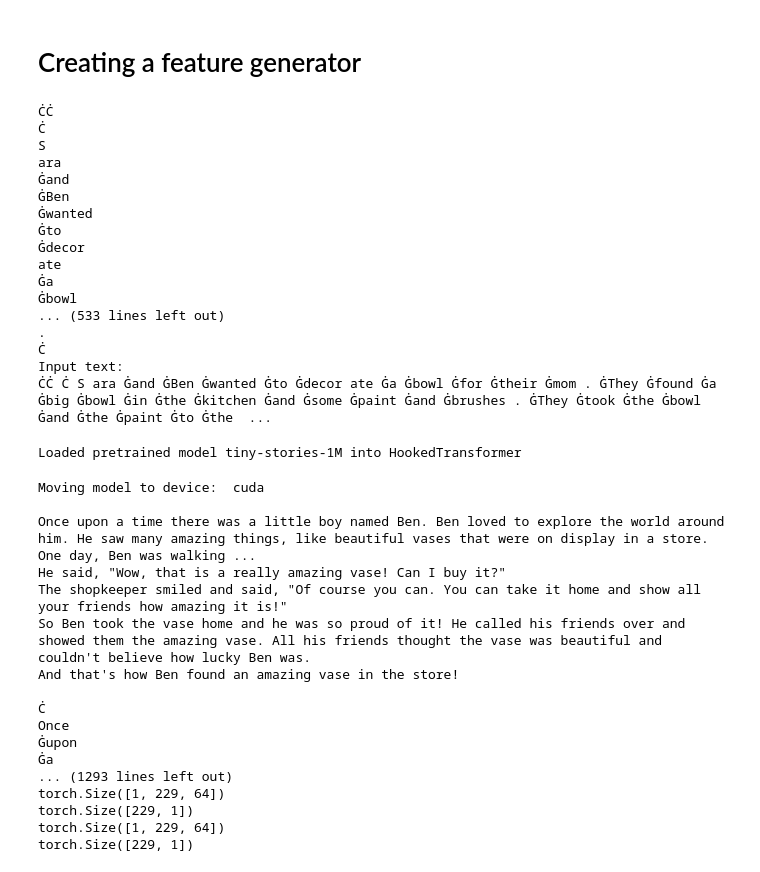
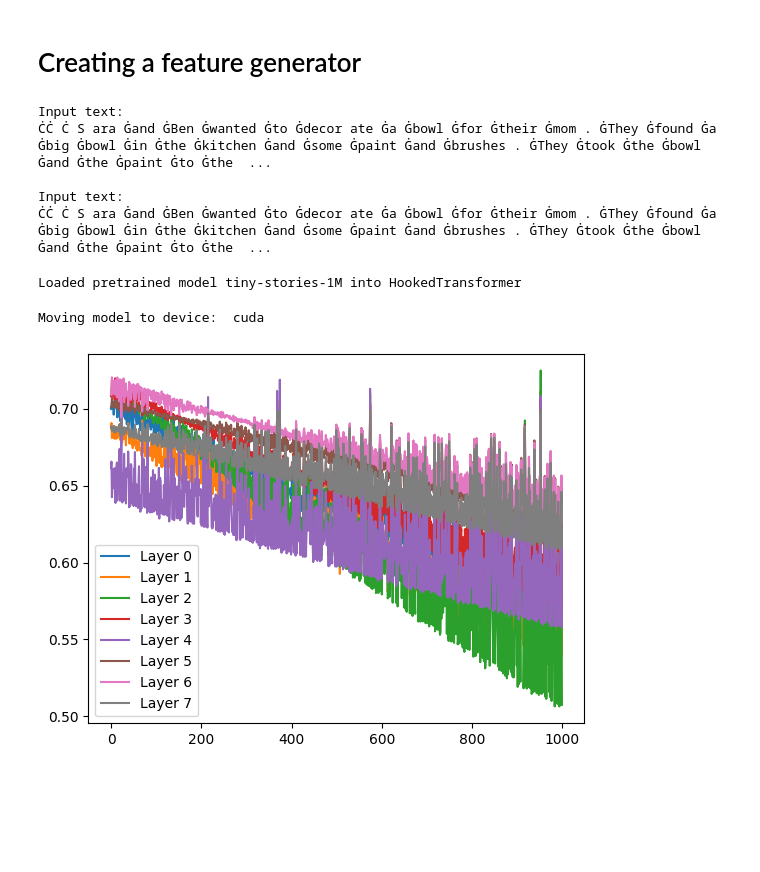
Before and after one commit to edizucar/adversarially-training-transformers, a Jupyter notebook: notebooks/quotations-in-gpt2-tokenizer.ipynb, the cells around one changed output. Drawn from its saved outputs; the diff is of its cells as text; code cells hidden in the pictures; blank space fills up the shorter version.

Commit message:
wip probes

```diff
--- a/notebooks/quotations-in-gpt2-tokenizer.ipynb
+++ b/notebooks/quotations-in-gpt2-tokenizer.ipynb
@@ -168,7 +168,6 @@ def in_quotes_feature(
     is_qmark: bool = False
 
     for token in tokens:
-        print(token)
         if '"' in token:
             is_qmark = True
             inside_quote = not inside_quote
@@ -208,23 +207,11 @@ def display_results(text: str, tokenizer: PreTrainedTokenizer, feature_extractor
 display_results(TEXT_DATA[8], TOKENIZER, in_quotes_no_qmark_feature)
 display_results(TEXT_DATA[8], TOKENIZER, in_quotes_with_qmark_feature)
 # %% [output]
-ĊĊ
-Ċ
-S
-ara
-Ġand
-ĠBen
-Ġwanted
-Ġto
-Ġdecor
-ate
-Ġa
-Ġbowl
-... (533 lines left out)
-.
-Ċ
 Input text:
 ĊĊ Ċ S ara Ġand ĠBen Ġwanted Ġto Ġdecor ate Ġa Ġbowl Ġfor Ġtheir Ġmom . ĠThey Ġfound Ġa Ġbig Ġbowl Ġin Ġthe Ġkitchen Ġand Ġsome Ġpaint Ġand Ġbrushes . ĠThey Ġtook Ġthe Ġbowl Ġand Ġthe Ġpaint Ġto Ġthe  ...
+
+Input text:
+ĊĊ Ċ S ara Ġand ĠBen Ġwanted Ġto Ġdecor ate Ġa Ġbowl Ġfor Ġtheir Ġmom . ĠThey Ġfound Ġa Ġbig Ġbowl Ġin Ġthe Ġkitchen Ġand Ġsome Ġpaint Ġand Ġbrushes . ĠThey Ġtook Ġthe Ġbowl Ġand Ġthe Ġpaint Ġto Ġthe  ...
 # %%
 MODEL: HookedTransformer = HookedTransformer.from_pretrained("tiny-stories-1M")
 # %% [output]
@@ -253,6 +242,7 @@ def train(
 ) -> HookedTransformer:
 
 	if batch_size != 1:
+		# TODO: pls implement batching
 		raise NotImplementedError("batch_size > 1 not supported yet")
 
 	# set up model
@@ -268,55 +258,67 @@ def train(
 	]
 	for probe in probes:
 		probe.to(device)
+	optimizers: list[torch.optim.Optimizer] = [
+		torch.optim.Adam(probe.parameters(), lr=1e-4)
+		for probe in probes
+	]
+	probe_losses: list[list[float]] = [[] for _ in range(n_layers)]
 
 	# training loop
-	for text in dataset:
-		print(unicode_to_ascii(text))
+	for idx, text in tqdm(enumerate(dataset), total=len(dataset)):
+		# print(unicode_to_ascii(text))
 		# get data
 		data: BinaryFeatureExtractorOutput = probe_fn(text, TOKENIZER)
 
-		print(data)
+		# print(data)
 
 		# forward pass, get residuals
 		logits, cache = model.run_with_cache(data.input_ids)
 
-		print(condense_tensor_dict(cache, return_format="yaml"))
+		# print(condense_tensor_dict(cache, return_format="yaml"))
 
 		residuals: list[torch.Tensor] = [
 			cache[f"blocks.{i}.hook_resid_pre"]
 			for i in range(n_layers)
 		]
 
 		# train each probe
 		for i, probe in enumerate(probes):
 
-			print(residuals[i].shape)
+			# print(residuals[i][0].shape)
 			probe_input = residuals[i][0]
-			probe_output = probe(probe_input)
-			print(probe_output.shape)
+			probe_output = probe(probe_input)[:, 0]
+			# print(probe_output.shape)
+
+			# compute cross_entropy loss
+			loss = torch.nn.functional.binary_cross_entropy_with_logits(
+				probe_output,
+				data.features.float().to(device)
+			)
+
+			# backprop
+			optimizers[i].zero_grad()
+			loss.backward()
+			optimizers[i].step()
+
+			# record loss
+			probe_losses[i].append(loss.item())
+
+			# if idx % 50 == 0:
+			# 	print(f"Layer {i}: {loss.item()}")
+
+	for i, probe_loss in enumerate(probe_losses):
+		plt.plot(probe_loss, label=f"Layer {i}")
+	plt.legend()
+	plt.show()
 
 
 train(
 	model=MODEL,
-	dataset=TEXT_DATA[:5],
+	dataset=TEXT_DATA[:1000],
 	batch_size=1,
 	probe_fn=in_quotes_no_qmark_feature,
 )
 # %% [output]
 Moving model to device:  cuda
-
-Once upon a time there was a little boy named Ben. Ben loved to explore the world around him. He saw many amazing things, like beautiful vases that were on display in a store. One day, Ben was walking ...
-He said, "Wow, that is a really amazing vase! Can I buy it?"
-The shopkeeper smiled and said, "Of course you can. You can take it home and show all your friends how amazing it is!"
-So Ben took the vase home and he was so proud of it! He called his friends over and showed them the amazing vase. All his friends thought the vase was beautiful and couldn't believe how lucky Ben was.
-And that's how Ben found an amazing vase in the store!
-
-Ċ
-Once
-Ġupon
-Ġa
-... (1293 lines left out)
-torch.Size([1, 229, 64])
-torch.Size([229, 1])
-torch.Size([1, 229, 64])
-torch.Size([229, 1])
+[figure, added]
```
Also changed, not shown: parts of 1 cell of this notebook.
